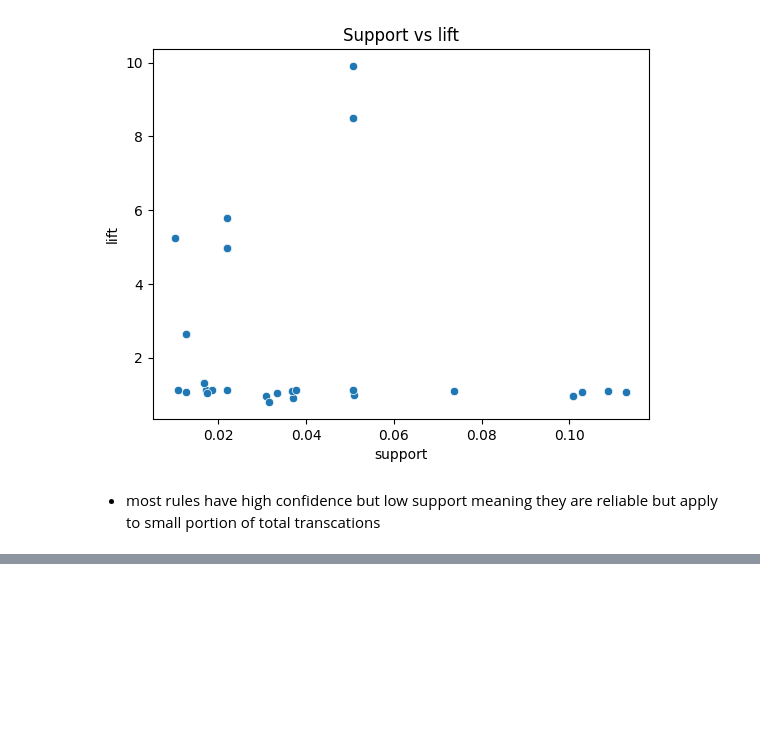
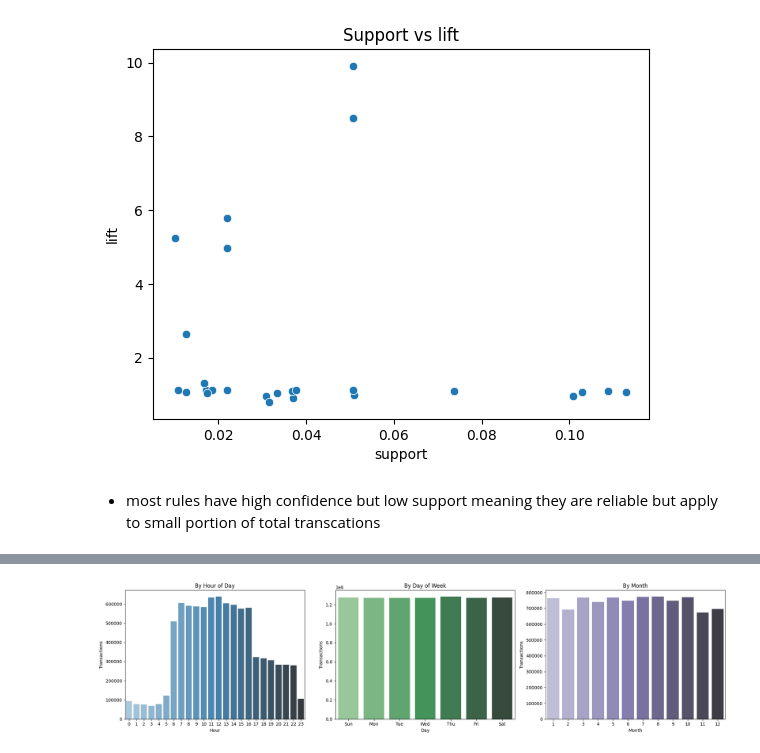
Before and after one commit to Sara-Gamal12/Transaction-Classification-and-Analysis, a Jupyter notebook: Transcations EDA.ipynb, the cells around one changed output, grey strips where cells are left out. Cells and saved outputs as stored; diff of their text form; code cells hidden in the pictures; blank space fills up the shorter version.

```diff
--- a/Transcations EDA.ipynb
+++ b/Transcations EDA.ipynb
@@ -361,0 +415,7 @@ plt.show()
+# %%
+
+# Extract time features
+transactions_df1 = transactions_df.withColumn("hour", hour("date"))
+transactions_df1 = transactions_df1.withColumn("day_of_week", dayofweek("date"))  # 1 = Sunday, 7 = Saturday
+transactions_df1 = transactions_df1.withColumn("month", month("date"))
+transactions_df1.show(10)
@@ -361,0 +438,32 @@ plt.show()
+# %%
+hour_df = transactions_df1.groupBy("hour").count().orderBy("hour").toPandas()
+day_df = transactions_df1.groupBy("day_of_week").count().orderBy("day_of_week").toPandas()
+month_df = transactions_df1.groupBy("month").count().orderBy("month").toPandas()
+
+day_labels = {1: 'Sun', 2: 'Mon', 3: 'Tue', 4: 'Wed', 5: 'Thu', 6: 'Fri', 7: 'Sat'}
+day_df["day_name"] = day_df["day_of_week"].map(day_labels)
+
+fig, axs = plt.subplots(1, 3, figsize=(20, 5))
+
+# Hour of day
+sns.barplot(data=hour_df, x="hour", y="count", ax=axs[0], palette="Blues_d")
+axs[0].set_title("By Hour of Day")
+axs[0].set_xlabel("Hour")
+axs[0].set_ylabel("Transactions")
+
+# Day of week
+sns.barplot(data=day_df, x="day_name", y="count", ax=axs[1], palette="Greens_d")
+axs[1].set_title("By Day of Week")
+axs[1].set_xlabel("Day")
+axs[1].set_ylabel("Transactions")
+
+# Month
+sns.barplot(data=month_df, x="month", y="count", ax=axs[2], palette="Purples_d")
+axs[2].set_title("By Month")
+axs[2].set_xlabel("Month")
+axs[2].set_ylabel("Transactions")
+
+plt.tight_layout()
+plt.show()
+# %% [output]
+[figure, added]
```
Also changed, not shown: parts of 8 cells of this notebook.
